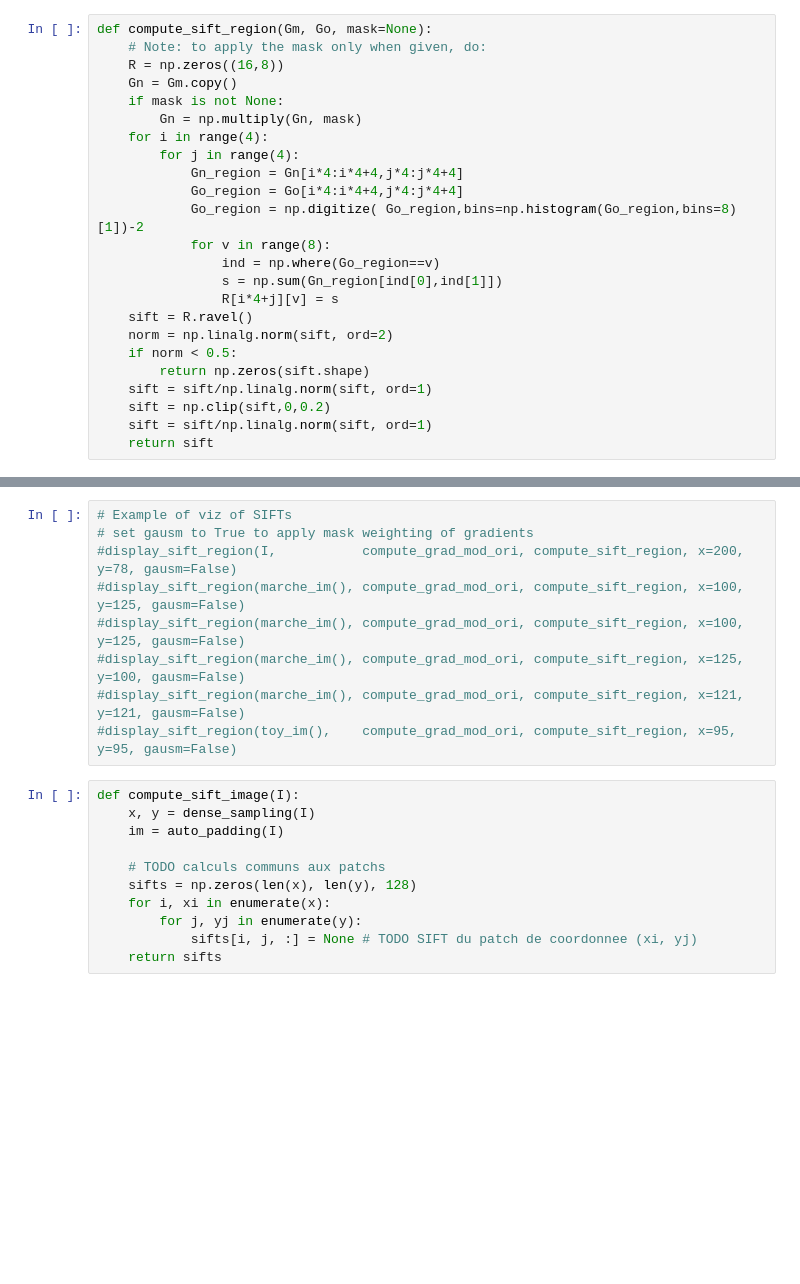
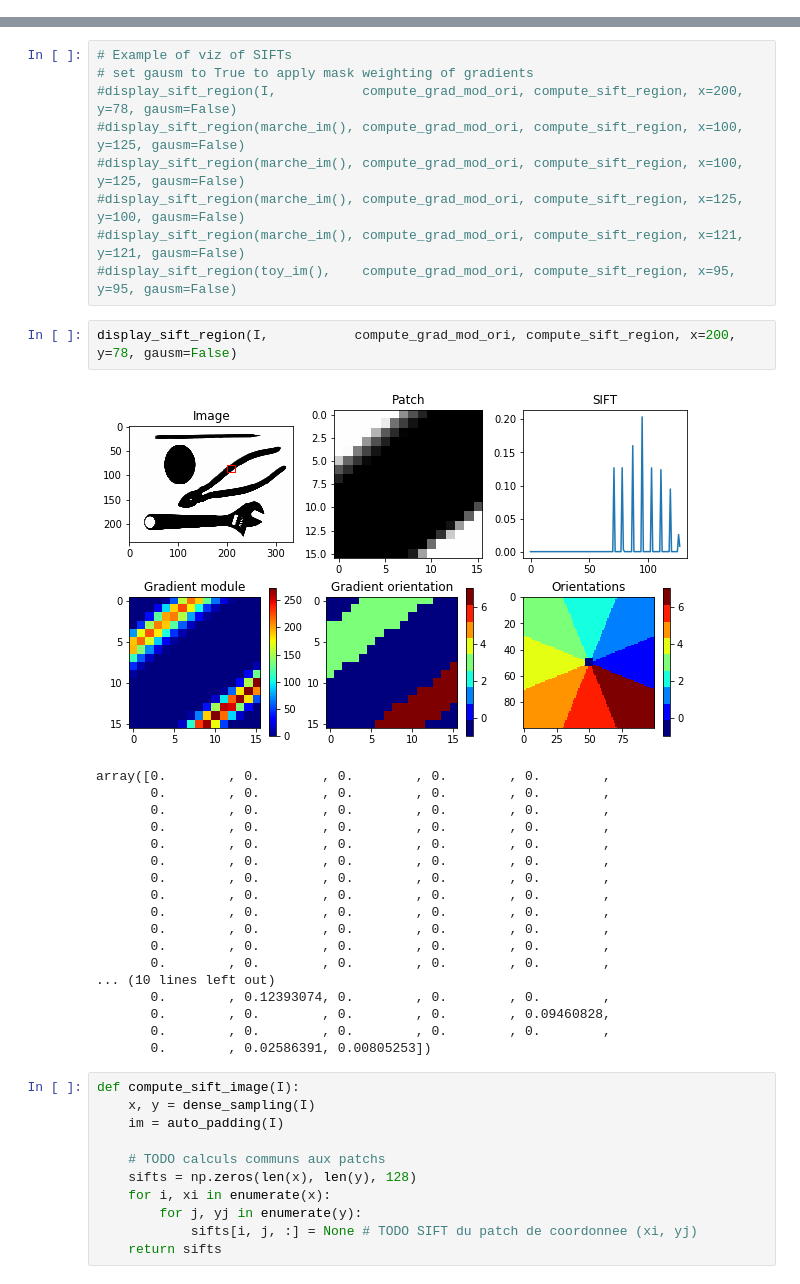
Before and after one commit to IssamBenamara/SIFT_BOW, a Jupyter notebook: TP1-2.ipynb, the cells around one changed output, grey strips where cells are left out. Drawn from its saved outputs; the diff is of its cells as text; blank space fills up the shorter version.

```diff
--- a/TP1-2.ipynb
+++ b/TP1-2.ipynb
@@ -127,27 +153,3 @@ sift = sift/np.linalg.norm(sift, ord=1)
-# %%
-def compute_sift_region(Gm, Go, mask=None):
-    # Note: to apply the mask only when given, do:
-    R = np.zeros((16,8))
-    Gn = Gm.copy()
-    if mask is not None:
-        Gn = np.multiply(Gn, mask)
-    for i in range(4):
-        for j in range(4):
-            Gn_region = Gn[i*4:i*4+4,j*4:j*4+4]
-            Go_region = Go[i*4:i*4+4,j*4:j*4+4]
-            Go_region = np.digitize( Go_region,bins=np.histogram(Go_region,bins=8)[1])-2
-            for v in range(8):
-                ind = np.where(Go_region==v)
-                s = np.sum(Gn_region[ind[0],ind[1]])
-                R[i*4+j][v] = s
-    sift = R.ravel()
-    norm = np.linalg.norm(sift, ord=2)
-    if norm < 0.5:
-        return np.zeros(sift.shape)
-    sift = sift/np.linalg.norm(sift, ord=1)
-    sift = np.clip(sift,0,0.2)
-    sift = sift/np.linalg.norm(sift, ord=1)
-    return sift
 # %%
 display_sift_region(I, compute_grad_mod_ori, compute_sift_region, gausm=True)
 # %% [output]
@@ -178,6 +180,27 @@ array([0.        , 0.        , 0.        , 0.        , 0.        ,
 #display_sift_region(marche_im(), compute_grad_mod_ori, compute_sift_region, x=125, y=100, gausm=False)
 #display_sift_region(marche_im(), compute_grad_mod_ori, compute_sift_region, x=121, y=121, gausm=False)
 #display_sift_region(toy_im(),    compute_grad_mod_ori, compute_sift_region, x=95, y=95, gausm=False)
+# %%
+display_sift_region(I,           compute_grad_mod_ori, compute_sift_region, x=200, y=78, gausm=False)
+# %% [output]
+[figure, added]
+array([0.        , 0.        , 0.        , 0.        , 0.        ,
+       0.        , 0.        , 0.        , 0.        , 0.        ,
+       0.        , 0.        , 0.        , 0.        , 0.        ,
+       0.        , 0.        , 0.        , 0.        , 0.        ,
+       0.        , 0.        , 0.        , 0.        , 0.        ,
+       0.        , 0.        , 0.        , 0.        , 0.        ,
+       0.        , 0.        , 0.        , 0.        , 0.        ,
+       0.        , 0.        , 0.        , 0.        , 0.        ,
+       0.        , 0.        , 0.        , 0.        , 0.        ,
+       0.        , 0.        , 0.        , 0.        , 0.        ,
+       0.        , 0.        , 0.        , 0.        , 0.        ,
+       0.        , 0.        , 0.        , 0.        , 0.        ,
+... (10 lines left out)
+       0.        , 0.12393074, 0.        , 0.        , 0.        ,
+       0.        , 0.        , 0.        , 0.        , 0.09460828,
+       0.        , 0.        , 0.        , 0.        , 0.        ,
+       0.        , 0.02586391, 0.00805253])
 # %%
 def compute_sift_image(I):
     x, y = dense_sampling(I)
```
Also changed, not shown: parts of 9 cells of this notebook.
